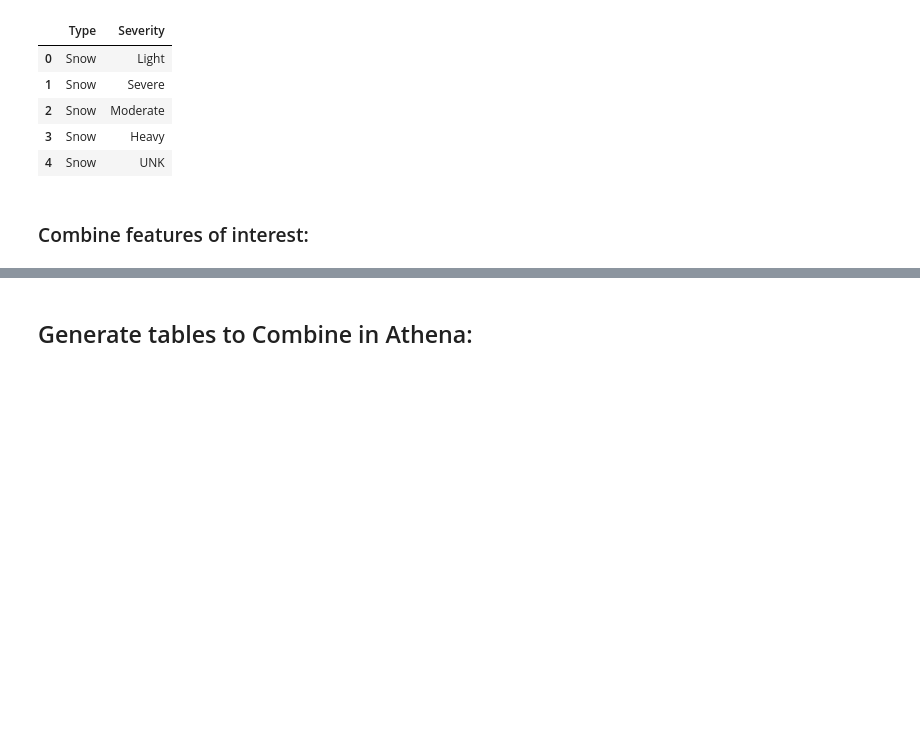
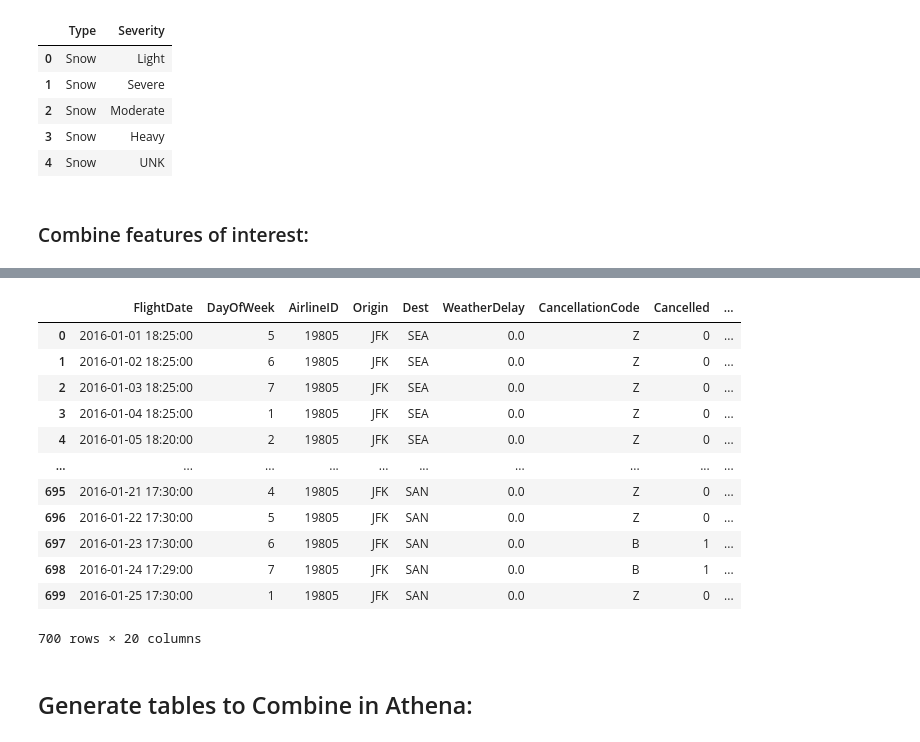
Before and after one commit to fausa/ADS508, a Jupyter notebook: Susy_EDA.ipynb, the cells around one changed output, grey strips where cells are left out. Cells and saved outputs as stored; diff of their text form; code cells hidden in the pictures; blank space fills up the shorter version.

```diff
--- a/Susy_EDA.ipynb
+++ b/Susy_EDA.ipynb
@@ -756 +774,13 @@ for i in range(0,len(JFK_Flights_FS)):
+# %%
+for i in range(0,len(JFK_Flights_FS)):
+    for x in range(0,len(dff_Weather_JFK)):
+        if (JFK_Flights_FS.loc[i,'FlightDate'].date() == dff_Weather_JFK.loc[x,'StartTime'].date()) | (JFK_Flights_FS.loc[i,'FlightDate'].date() == dff_Weather_JFK.loc[x,'EndTime'].date()):
+            #print("match")
+            #print(i)
+            JFK_Flights_FS.loc[i,'Origin_Weather_Type'] = dff_Weather_JFK.loc[x,'Type']
+            JFK_Flights_FS.loc[i,'Origin_Weather_Severity'] = dff_Weather_JFK.loc[x,'Severity']
+            JFK_Flights_FS.loc[i,'Origin_Weather_Comb'] = dff_Weather_JFK.loc[x,'Weather_Comb_Var']
+            JFK_Flights_FS.loc[i,'Origin_Weather_Precipitation'] = dff_Weather_JFK.loc[x,'Precipitation(in)']
+            # exit out of the weather dataframe once a match is found:
+            x=len(dff_Weather_JFK)+1
 # %%
@@ -768,0 +802,4 @@ for i in range(0,len(JFK_Flights_FS)):
+# %%
+JFK_Flights_FS.drop(['Dest_Weather_Comb','Dest_Weather_Type',
+                    'Dest_Weather_Severity',
+                    'Dest_Weather_Precipitation'],axis=1,inplace=True)
@@ -768,0 +819,42 @@ for i in range(0,len(JFK_Flights_FS)):
+# %%
+JFK_Flights_FS['Origin_MaxTemp'] = 0.0
+JFK_Flights_FS['Origin_MinTemp'] = 0
+JFK_Flights_FS['Origin_AvgTemp'] = 0
+JFK_Flights_FS['Origin_DepTemp'] = 0.0
+JFK_Flights_FS['Origin_HDD'] = 0.0
+JFK_Flights_FS['Origin_CDD'] = 0.0
+JFK_Flights_FS['Origin_New_Snow'] = 0.0
+JFK_Flights_FS['Origin_Snow_Depth'] = 0.0
+# %%
+for i in range(0,len(JFK_Flights_FS)):
+    for x in range(0,len(JFK_weather_data)):
+        if (JFK_Flights_FS.loc[i,'FlightDate'].date() == JFK_weather_data.loc[x,'Date']):
+            #print("match")
+            #print(i)
+            JFK_Flights_FS.loc[i,'Origin_MaxTemp'] = JFK_weather_data.loc[x,'MaxTemp']
+            JFK_Flights_FS.loc[i,'Origin_MinTemp'] = JFK_weather_data.loc[x,'MinTemp']
+            JFK_Flights_FS.loc[i,'Origin_AvgTemp'] = JFK_weather_data.loc[x,'AvgTemp']
+            JFK_Flights_FS.loc[i,'Origin_DepTemp'] = JFK_weather_data.loc[x,'DepTemp']
+            JFK_Flights_FS.loc[i,'Origin_HDD'] = JFK_weather_data.loc[x,'HDD']
+            JFK_Flights_FS.loc[i,'Origin_CDD'] = JFK_weather_data.loc[x,'CDD']
+            JFK_Flights_FS.loc[i,'Origin_New_Snow'] = JFK_weather_data.loc[x,'New_Snow']
+            JFK_Flights_FS.loc[i,'Origin_Snow_Depth'] = JFK_weather_data.loc[x,'Snow_Depth']
+
+            # exit out of the weather dataframe once a match is found:
+            x=len(JFK_weather_data)+1
+# %%
+JFK_Flights_FS.head(700)
+# %% [output]
+|  | FlightDate | DayOfWeek | AirlineID | Origin | Dest | WeatherDelay | CancellationCode | Cancelled | ... |
+| 0 | 2016-01-01 18:25:00 | 5 | 19805 | JFK | SEA | 0.0 | Z | 0 | ... |
+| 1 | 2016-01-02 18:25:00 | 6 | 19805 | JFK | SEA | 0.0 | Z | 0 | ... |
+| 2 | 2016-01-03 18:25:00 | 7 | 19805 | JFK | SEA | 0.0 | Z | 0 | ... |
+| 3 | 2016-01-04 18:25:00 | 1 | 19805 | JFK | SEA | 0.0 | Z | 0 | ... |
+| 4 | 2016-01-05 18:20:00 | 2 | 19805 | JFK | SEA | 0.0 | Z | 0 | ... |
+| ... | ... | ... | ... | ... | ... | ... | ... | ... | ... |
+| 695 | 2016-01-21 17:30:00 | 4 | 19805 | JFK | SAN | 0.0 | Z | 0 | ... |
+| 696 | 2016-01-22 17:30:00 | 5 | 19805 | JFK | SAN | 0.0 | Z | 0 | ... |
+| 697 | 2016-01-23 17:30:00 | 6 | 19805 | JFK | SAN | 0.0 | B | 1 | ... |
+| 698 | 2016-01-24 17:29:00 | 7 | 19805 | JFK | SAN | 0.0 | B | 1 | ... |
+| 699 | 2016-01-25 17:30:00 | 1 | 19805 | JFK | SAN | 0.0 | Z | 0 | ... |
+700 rows × 20 columns
```
Also changed, not shown: parts of 14 cells of this notebook.
